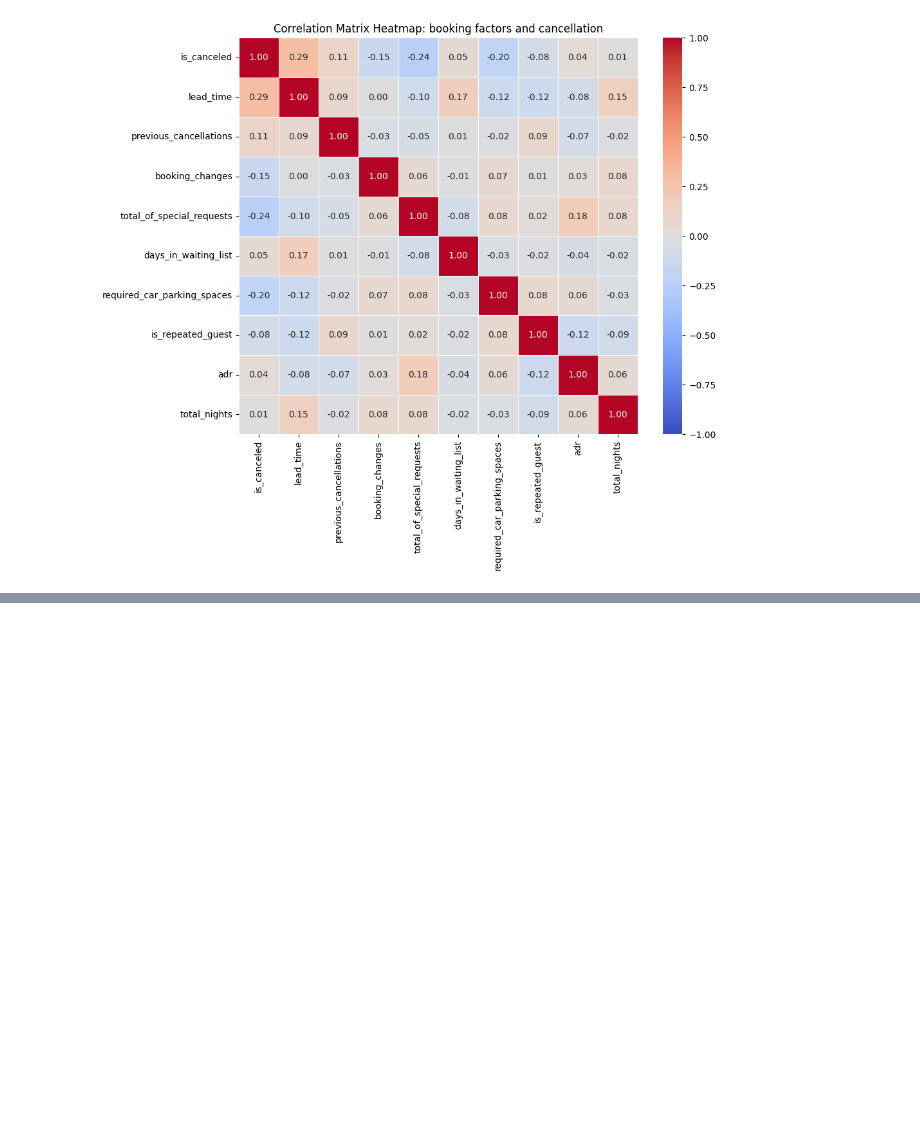
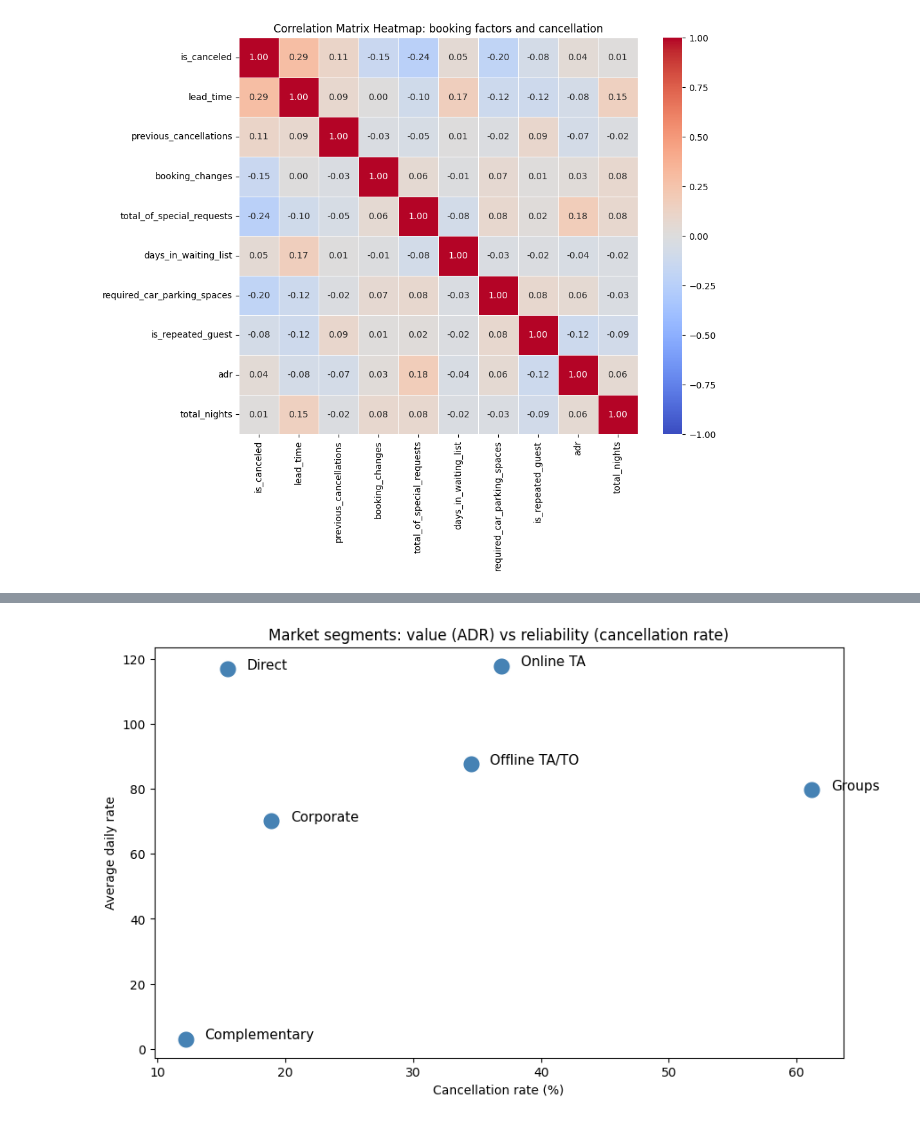
Before and after one commit to atticusptp-cloud/CAPSTONE, a Jupyter notebook: capstone_analysis.ipynb, the cells around one changed output, grey strips where cells are left out. Saved outputs shown, nothing was run; the diff lists cells and outputs as text; code cells hidden in the pictures; blank space fills up the shorter version.

```diff
--- a/capstone_analysis.ipynb
+++ b/capstone_analysis.ipynb
@@ -511,0 +569,6 @@ Text(0.5, 1.0, 'Correlation Matrix Heatmap: booking factors and cancellation')
+# %%
+# Objective 3: Market segments and distribution channels
+
+segment_table = summary_by("market_segment").sort_values("realised_revenue", ascending=False)
+segment_table["revenue_share_%"] = round(segment_table["realised_revenue"] / segment_table["realised_revenue"].sum() * 100, 1)
+segment_table
@@ -511,0 +595,15 @@ Text(0.5, 1.0, 'Correlation Matrix Heatmap: booking factors and cancellation')
+# %%
+# Value vs reliability: ADR against cancellation rate for each segment
+main_segments = segment_table[segment_table["bookings"] >= 500]
+
+plt.figure(figsize=(10, 6))
+sns.scatterplot(data=main_segments, x="cancel_rate", y="avg_adr", color="steelblue", s=200)
+for i in range(len(main_segments)):
+    row = main_segments.iloc[i]
+    plt.text(row["cancel_rate"] + 1.5, row["avg_adr"], row["market_segment"], fontsize=11)
+plt.title("Market segments: value (ADR) vs reliability (cancellation rate)")
+plt.xlabel("Cancellation rate (%)")
+plt.ylabel("Average daily rate")
+plt.show()
+# %% [output]
+[figure, added]
```
Also changed, not shown: parts of 10 cells of this notebook.
